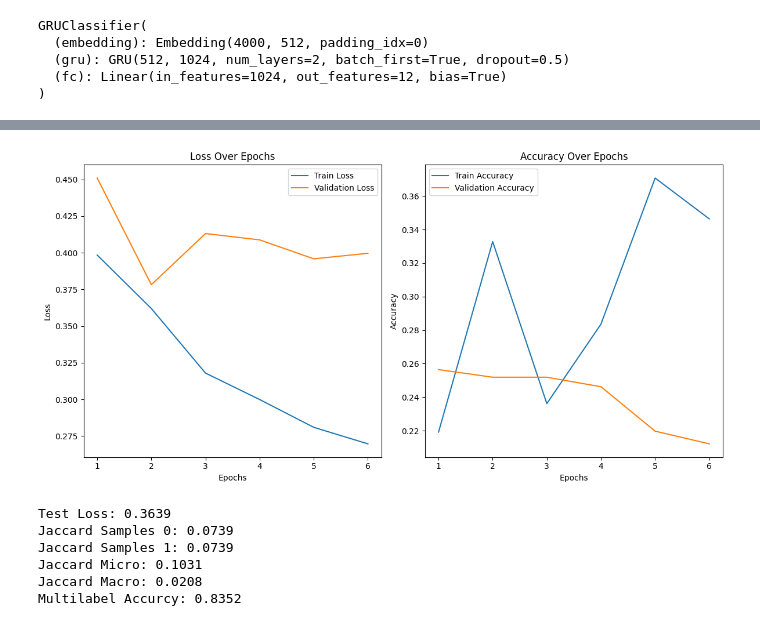
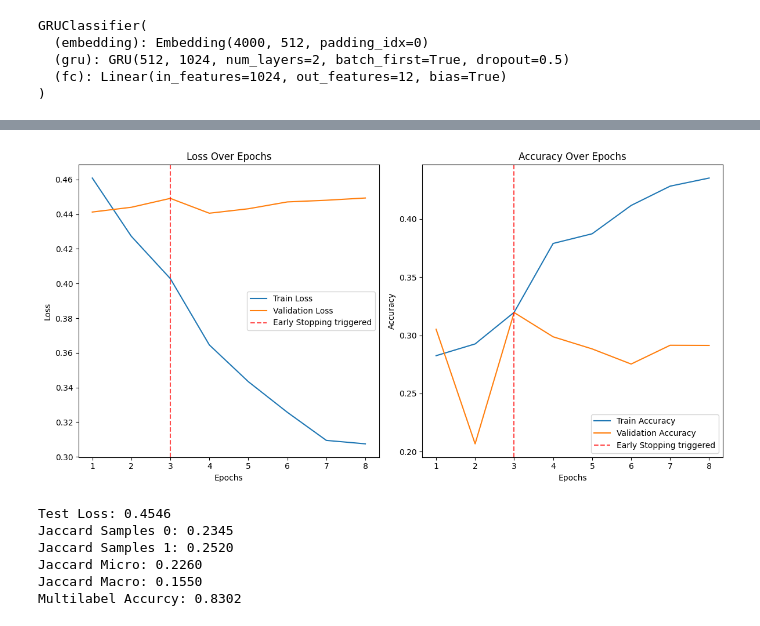
Before and after one commit to nkxxll/ANLP_CA2, a Jupyter notebook: src/gru_topics_classifier.ipynb, the cells around one changed output, grey strips where cells are left out. Cells and saved outputs as stored; diff of their text form; code cells hidden in the pictures.

Commit message:
update multilabel Gru with new 2k dataset

```diff
--- a/src/gru_topics_classifier.ipynb
+++ b/src/gru_topics_classifier.ipynb
@@ -404,7 +394,14 @@ GRUClassifier(
 epochs = 100
 lr = 0.001
 
-trained_model, train_losses, val_losses, train_accuracies, val_accuracies = train_model(
+(
+    trained_model,
+    train_losses,
+    val_losses,
+    train_accuracies,
+    val_accuracies,
+    last_epoch,
+) = train_model(
     model=model,
     train_loader=train_loader,
     val_loader=val_loader,
@@ -461,37 +432,54 @@ Finished Training: Best Validation Accuracy: 0.26, on epoch 1
 # %%
-def plot_results(train_losses, val_losses, train_accuracies, val_accuracies):
+def plot_results(
+    train_losses, val_losses, train_accuracies, val_accuracies, last_epoch
+):
 
     epochs = range(1, len(train_losses) + 1)
 
     # Loss Plot
     plt.figure(figsize=(12, 6))
     plt.subplot(1, 2, 1)
     plt.plot(epochs, train_losses, label="Train Loss")
     plt.plot(epochs, val_losses, label="Validation Loss")
+    plt.axvline(
+        x=last_epoch + 1,
+        color="r",
+        linestyle="--",
+        label=f"Early Stopping triggered",
+        alpha=0.7,
+    )
     plt.xticks(range(1, len(epochs) + 1))
     plt.xlabel("Epochs")
     plt.ylabel("Loss")
     plt.title("Loss Over Epochs")
     plt.legend()
 
     # Accuracy Plot
     plt.subplot(1, 2, 2)
     plt.plot(epochs, train_accuracies, label="Train Accuracy")
     plt.plot(epochs, val_accuracies, label="Validation Accuracy")
+    plt.axvline(
+        x=last_epoch + 1,
+        color="r",
+        linestyle="--",
+        label=f"Early Stopping triggered",
+        alpha=0.7,
+    )
     plt.xticks(range(1, len(epochs) + 1))
     plt.xlabel("Epochs")
     plt.ylabel("Accuracy")
     plt.title("Accuracy Over Epochs")
     plt.legend()
+    # Add vertical line at specific x value
 
     # Anzeigen
     plt.tight_layout()
     plt.show()
 
 
-plot_results(train_losses, val_losses, train_accuracies, val_accuracies)
+plot_results(train_losses, val_losses, train_accuracies, val_accuracies, last_epoch)
 # %% [output]
-[figure, old version]
+[figure, new version]
 # %%
 # Funktion zum Testen des Modells mit zusätzlichen Metriken
 def evaluate_model(model, test_loader):
@@ -536,10 +524,10 @@ def evaluate_model(model, test_loader):
         f"Jaccard Samples 1: {jaccard_score(test_labels, test_preds, average="samples", zero_division=1):.4f}"
     )
     print(
-        f"Jaccard Micro: {jaccard_score(test_labels, test_preds, average="micro"):.4f}"
+        f"Jaccard Micro: {jaccard_score(test_labels, test_preds, average="micro", zero_division=1):.4f}"
     )
     print(
-        f"Jaccard Macro: {jaccard_score(test_labels, test_preds, average="macro"):.4f}"
+        f"Jaccard Macro: {jaccard_score(test_labels, test_preds, average="macro", zero_division=1):.4f}"
     )
     print(
         f"Multilabel Accurcy: {multilabel_accuracy(
@@ -555,12 +543,12 @@ def evaluate_model(model, test_loader):
 # Teste das Modell
 test_labels, test_preds = evaluate_model(trained_model, test_loader)
 # %% [output]
-Test Loss: 0.3639
-Jaccard Samples 0: 0.0739
-Jaccard Samples 1: 0.0739
-Jaccard Micro: 0.1031
-Jaccard Macro: 0.0208
-Multilabel Accurcy: 0.8352
+Test Loss: 0.4546
+Jaccard Samples 0: 0.2345
+Jaccard Samples 1: 0.2520
+Jaccard Micro: 0.2260
+Jaccard Macro: 0.1550
+Multilabel Accurcy: 0.8302
 # %% [markdown]
 ### Results
 
```
Also changed, not shown: parts of 6 cells of this notebook.
